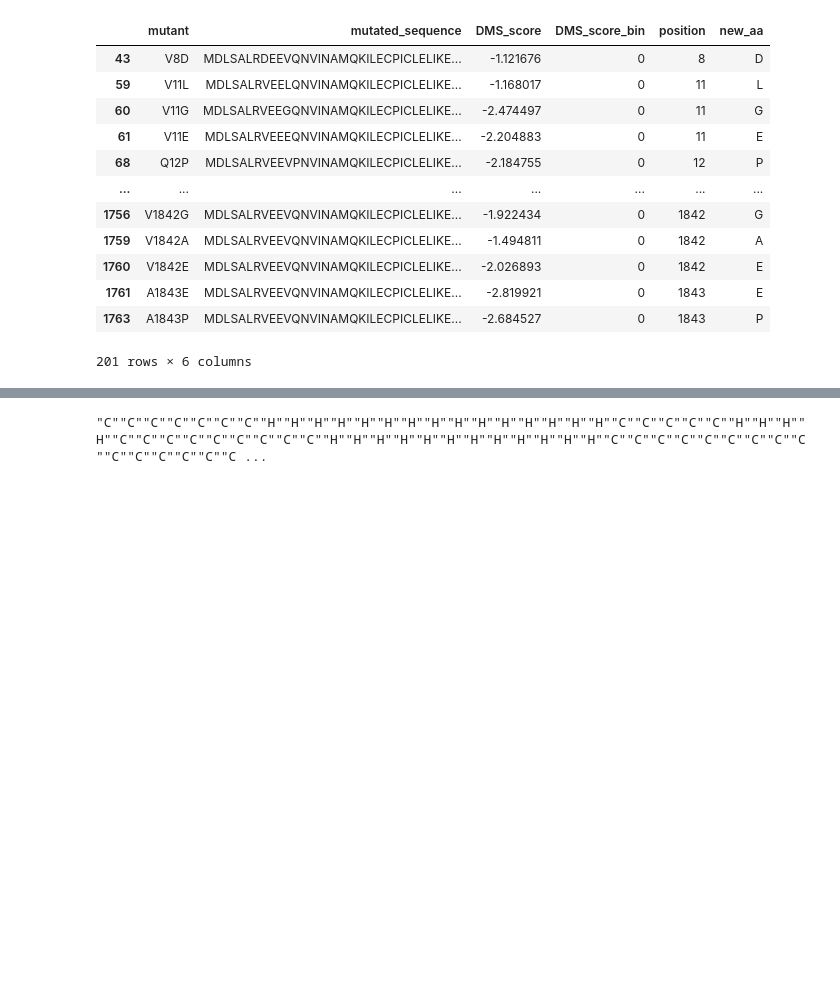
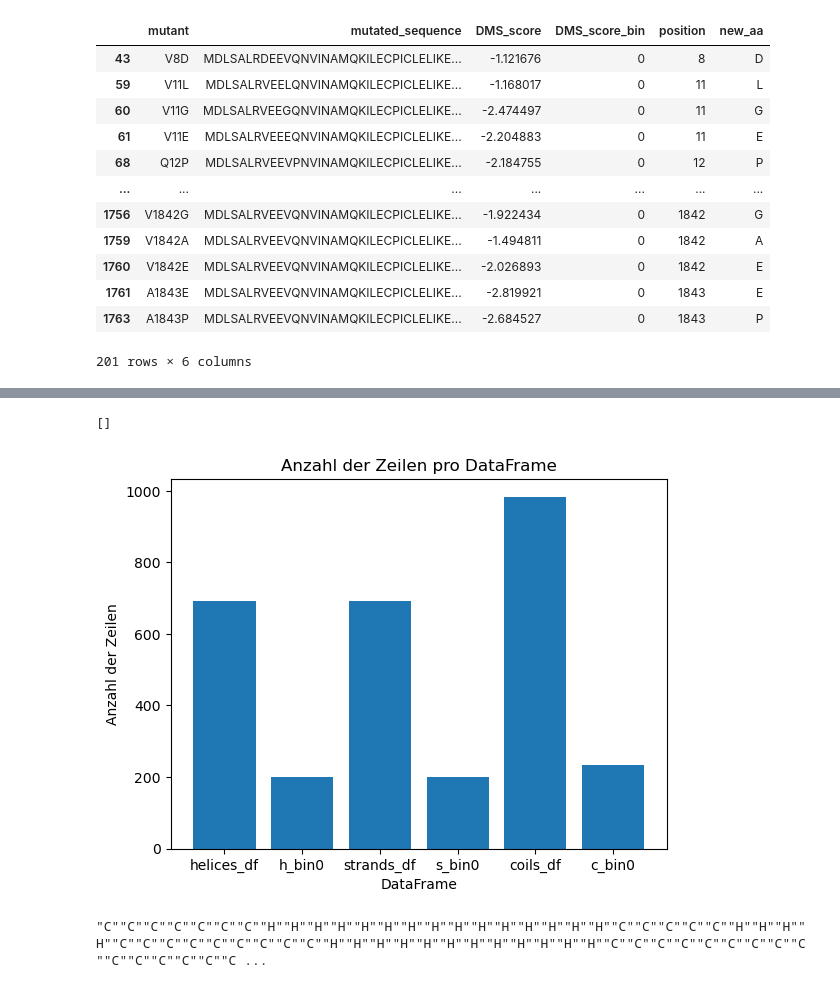
Before and after one commit to datascience-mobi-2023/topic02_team04, a Jupyter notebook: Code1_Mara.ipynb, the cells around one changed output, grey strips where cells are left out. Saved outputs shown, nothing was run; the diff lists cells and outputs as text; code cells hidden in the pictures; blank space fills up the shorter version.

```diff
--- a/Code1_Mara.ipynb
+++ b/Code1_Mara.ipynb
@@ -241,7 +241,7 @@ print(specific_values_df)
 [693 rows x 6 columns]
 # %%
 # checking secondary structure for DMS_score_bin -> Werte aus Psipred ->  in df nur noch Mutation bei Helices (bin=0)
-helices_df_bin0 = specific_values_df.loc[specific_values_df['DMS_score_bin'] == 0].copy()
+helices_df_bin0 = helices_df.loc[helices_df['DMS_score_bin'] == 0].copy()
 helices_df_bin0
 # %% [output]
 |  | mutant | mutated_sequence | DMS_score | DMS_score_bin | position | new_aa |
@@ -260,9 +260,10 @@ helices_df_bin0
 # %%
 # checking secondary structure for DMS_score_bin -> Werte aus Psipred ->  in df nur noch Mutation bei Strand
 
-specific_values2 = ["1650","1651","1652","1653","1654","1674","1675","1676","1677","1684","1685","1686","1687","1688","1689","1712","1713","1714","1715","1765","1766","1767","1768","1769","1807","1808","1809","1810"]
+strands = ["1650","1651","1652","1653","1654","1674","1675","1676","1677","1684","1685","1686","1687","1688","1689","1712","1713","1714","1715","1765","1766","1767","1768","1769","1807","1808","1809","1810"]
 
-specific_values_df2 = df.loc[df['position'].isin(specific_values2)]
-print(specific_values_df2)
+
+strands_df = df.loc[df['position'].astype(str).isin(helices)]
+print(strands_df)
 # %% [output]
       mutant                                   mutated_sequence  DMS_score  \
@@ -285,8 +286,5 @@ print(specific_values_df2)
 # %%
 # checking secondary structure for DMS_score_bin -> Werte aus Psipred ->  in df nur noch Mutation bei Strands (bin=0)
-strand_df_bin0 = specific_values_df2.loc[specific_values_df2['DMS_score_bin'] == 0].copy()
-strand_df_bin0
-
-row_count = len(strand_df_bin0)
-print("Number of rows:", row_count)
+strands_df_bin0 = strands_df.loc[strands_df['DMS_score_bin'] == 0].copy()
+print(strands_df_bin0)
 # %% [output]
@@ -293,0 +333,4 @@ Number of rows: 60
+# %%
+# checking secondary structure for DMS_score_bin -> Werte aus Psipred ->  in df nur noch Mutation bei Coils  (bin=0)
+coils_df_bin0 = coils_df.loc[coils_df['DMS_score_bin'] == 0].copy()
+coils_df_bin0
@@ -294,3 +351,38 @@ Number of rows: 60
+# %%
+# Test, ob ich dumm bin und sich Helices/Strands/Coils überschneiden. FAzIT: NEIN
+set1 = set(helices)
+set2 = set(strands)
+set3 = set(coils)
+
+common_elements = set1.intersection(set2, set3)
+
+common_elements_list = list(common_elements)
+common_elements_list
+# %% [output]
+[]
+# %%
+import pandas as pd
+import matplotlib.pyplot as plt
+
+
+# Anzahl der Zeilen in jedem DataFrame
+df_counts = [len(helices_df),len(helices_df_bin0), len(strands_df),len(strands_df_bin0), len(coils_df),len(coils_df_bin0)]
+
+# DataFrame-Namen
+df_names = ['helices_df',"h_bin0", 'strands_df',"s_bin0",'coils_df',"c_bin0"]
+
+# Erstelle das Balkendiagramm
+plt.bar(df_names, df_counts)
+
+# Achsentitel und Diagrammtitel hinzufügen
+plt.xlabel('DataFrame')
+plt.ylabel('Anzahl der Zeilen')
+plt.title('Anzahl der Zeilen pro DataFrame')
+
+# Zeige das Diagramm an
+plt.show()
+# %% [output]
+[figure, added]
 # %%
 #mutationssprung von 101 auf 1631
 
```
Also changed, not shown: parts of 6 cells of this notebook.
